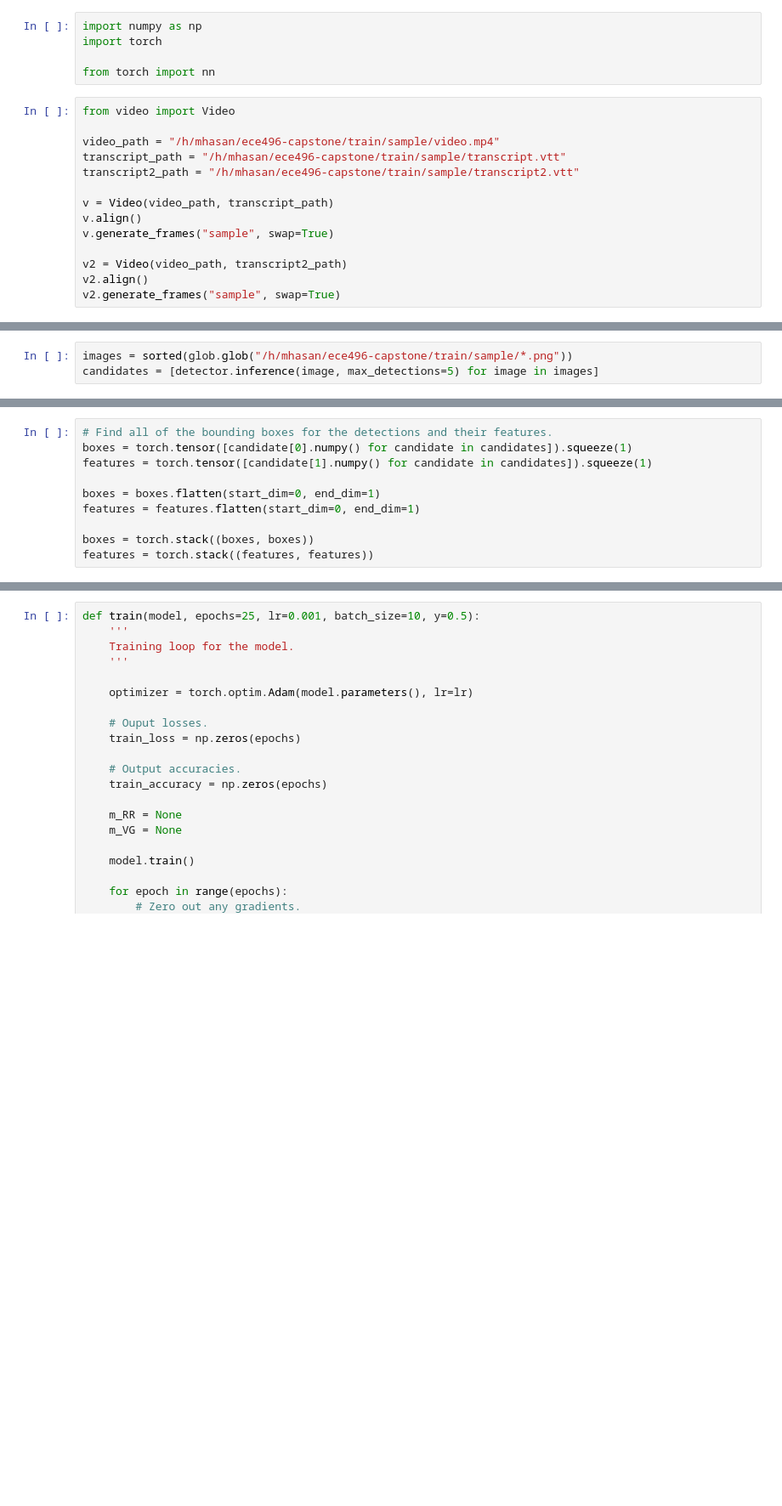
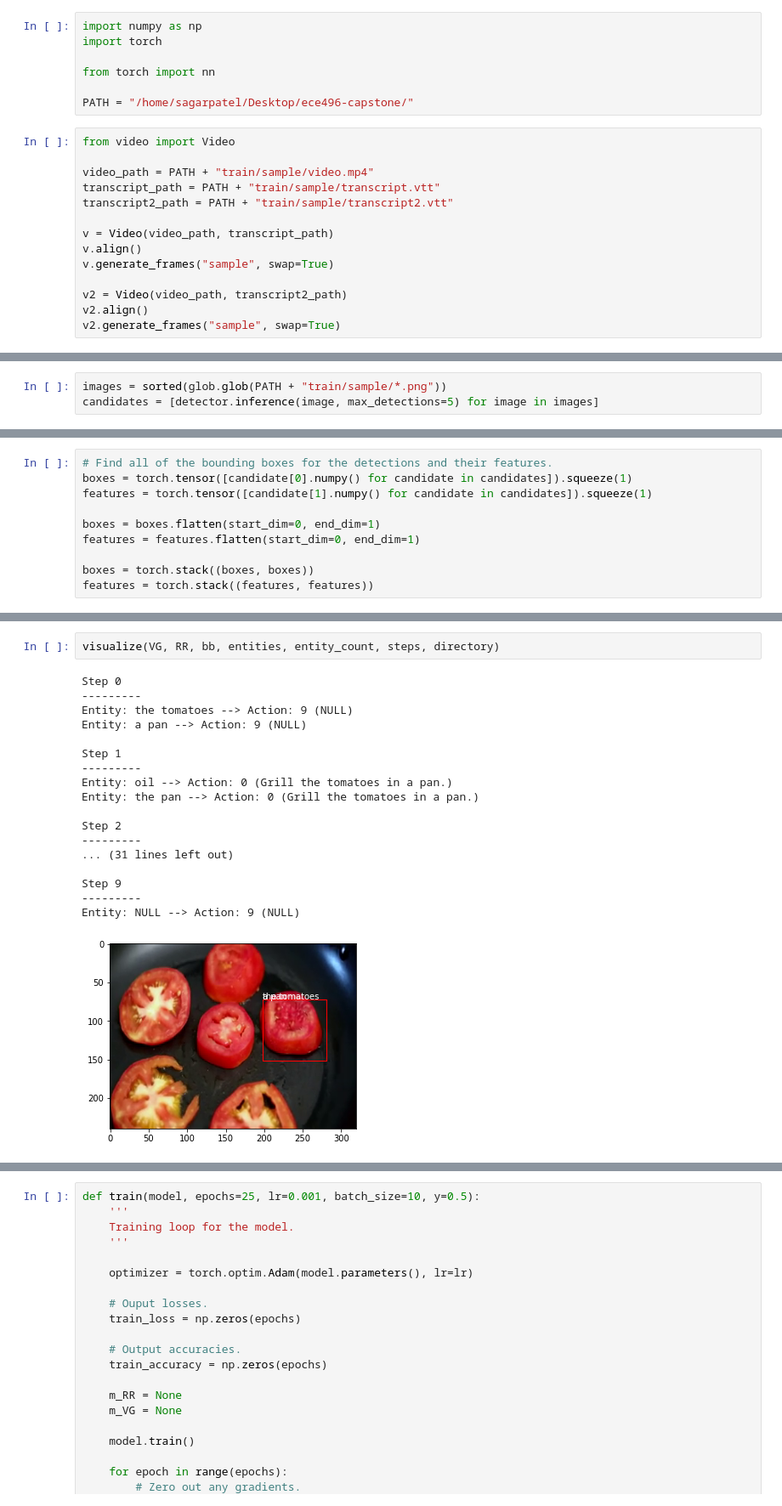
Before and after one commit to hasanmohsin/ece496-capstone, a Jupyter notebook: train/train.ipynb, the cells around one changed output, grey strips where cells are left out. Shown at 85% size. Cells and saved outputs as stored; diff of their text form; blank space fills up the shorter version.

Commit message:
Visualization added.

```diff
--- a/train/train.ipynb
+++ b/train/train.ipynb
@@ -3,12 +3,14 @@ import numpy as np
 import torch
 
 from torch import nn
+
+PATH = "/home/sagarpatel/Desktop/ece496-capstone/"
 # %%
 from video import Video
 
-video_path = "/h/mhasan/ece496-capstone/train/sample/video.mp4"
-transcript_path = "/h/mhasan/ece496-capstone/train/sample/transcript.vtt"
-transcript2_path = "/h/mhasan/ece496-capstone/train/sample/transcript2.vtt"
+video_path = PATH + "train/sample/video.mp4"
+transcript_path = PATH + "train/sample/transcript.vtt"
+transcript2_path = PATH + "train/sample/transcript2.vtt"
 
 v = Video(video_path, transcript_path)
 v.align()
@@ -46,5 +44,5 @@ tensor(296.7588)
 # %%
-images = sorted(glob.glob("/h/mhasan/ece496-capstone/train/sample/*.png"))
+images = sorted(glob.glob(PATH + "train/sample/*.png"))
 candidates = [detector.inference(image, max_detections=5) for image in images]
 # %%
 NULL = '[unused1]'
@@ -278,0 +320,21 @@ class Model(nn.Module):
+# %%
+visualize(VG, RR, bb, entities, entity_count, steps, directory)
+# %% [output]
+Step 0
+---------
+Entity: the tomatoes --> Action: 9 (NULL)
+Entity: a pan --> Action: 9 (NULL)
+
+Step 1
+---------
+Entity: oil --> Action: 0 (Grill the tomatoes in a pan.)
+Entity: the pan --> Action: 0 (Grill the tomatoes in a pan.)
+
+Step 2
+---------
+... (31 lines left out)
+
+Step 9
+---------
+Entity: NULL --> Action: 9 (NULL)
+[figure, added]
```
Also changed, not shown: parts of 13 cells of this notebook.
